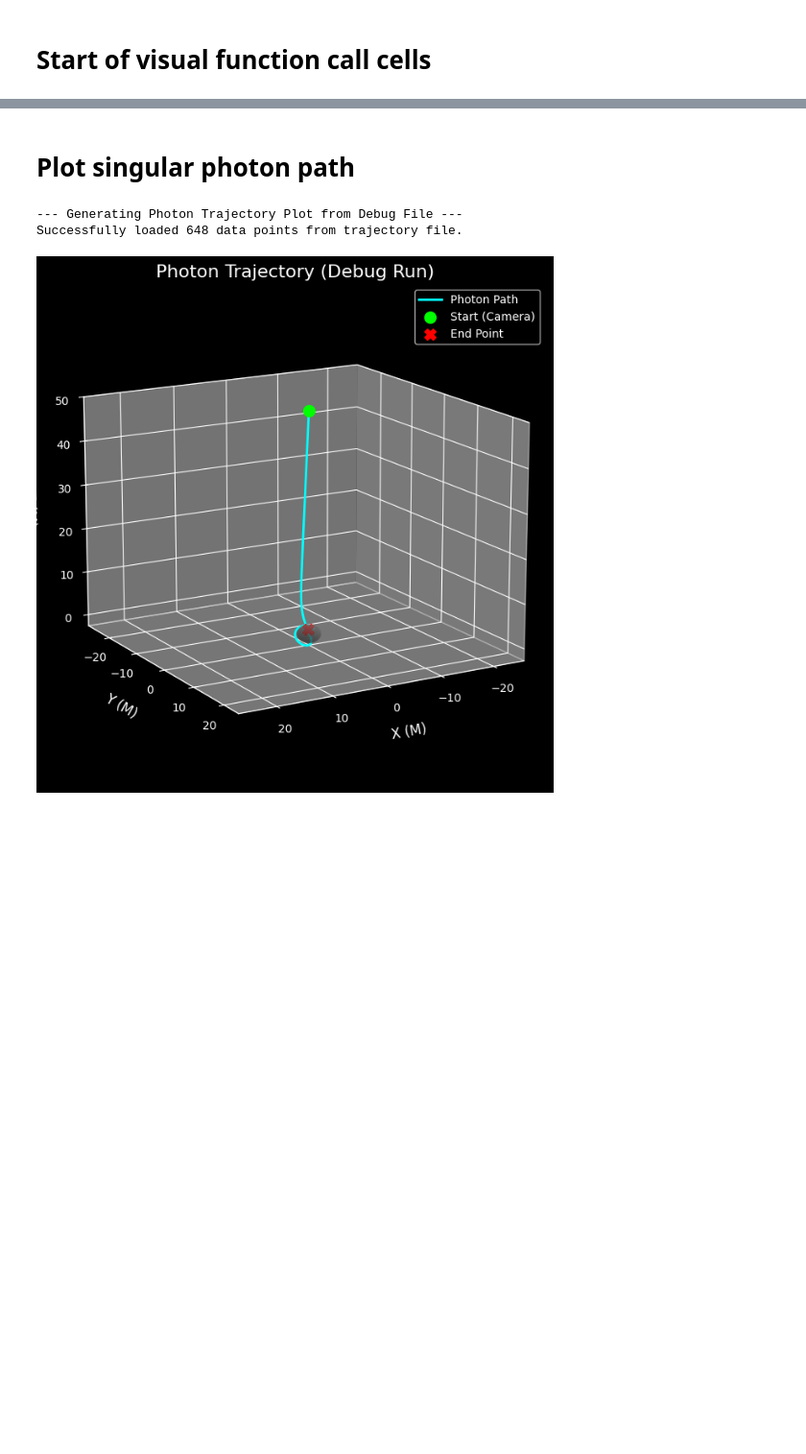
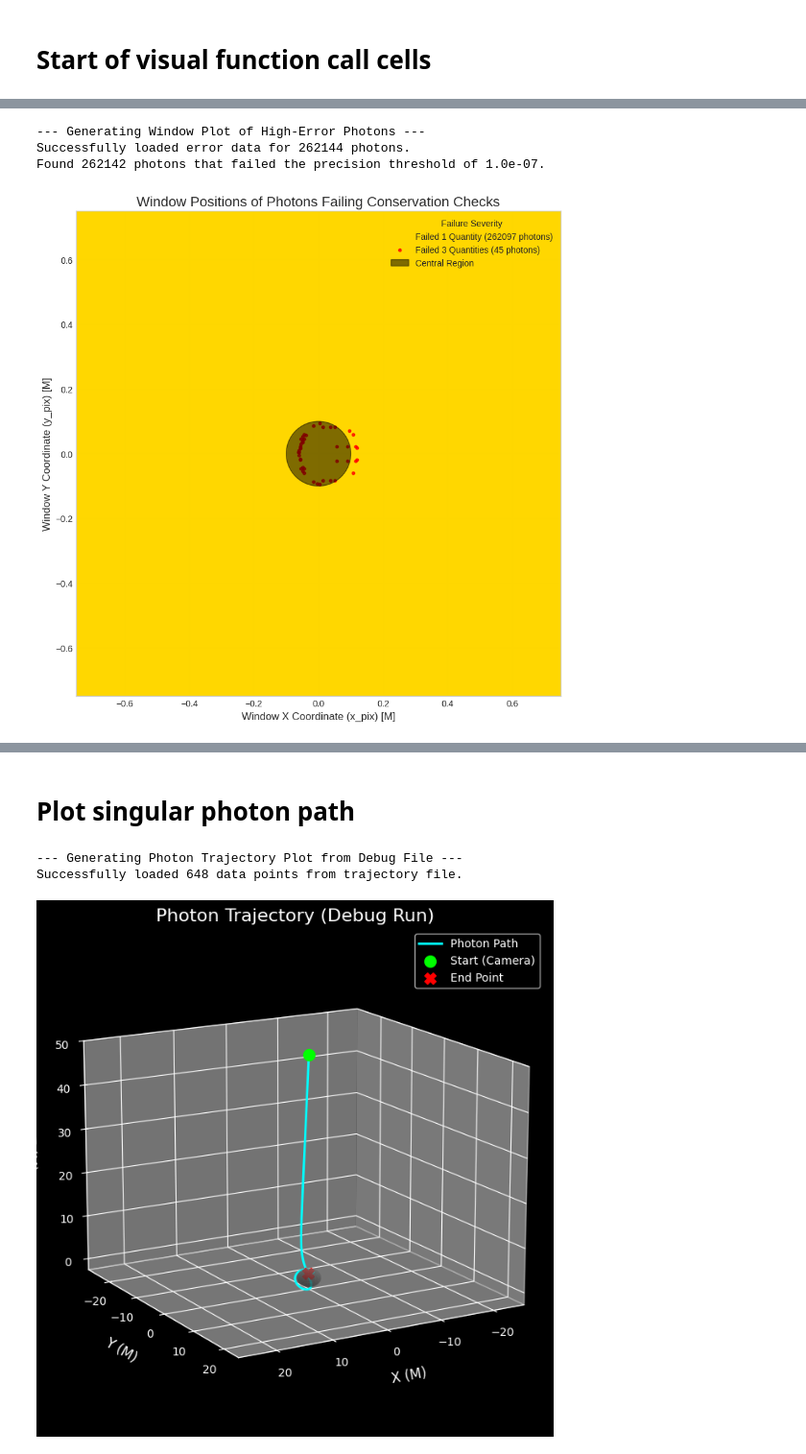
Before and after one commit to Moone02/Research_2025, a Jupyter notebook: V1_0_bh_vis.ipynb, the cells around one changed output, grey strips where cells are left out. Shown at 96% size. Cells and saved outputs as stored; diff of their text form; code cells hidden in the pictures; blank space fills up the shorter version.

```diff
--- a/V1_0_bh_vis.ipynb
+++ b/V1_0_bh_vis.ipynb
@@ -1743,0 +2092,7 @@ KeyboardInterrupt: Execution stopped here intentionally.
+# %%
+plot_failed_photon_window_positions(scan_density=512, window_size=1.5, error_threshold=1e-7)
+# %% [output]
+--- Generating Window Plot of High-Error Photons ---
+Successfully loaded error data for 262144 photons.
+Found 262142 photons that failed the precision threshold of 1.0e-07.
+[figure, added]
```
Also changed, not shown: parts of 13 cells of this notebook, 2 other files.
